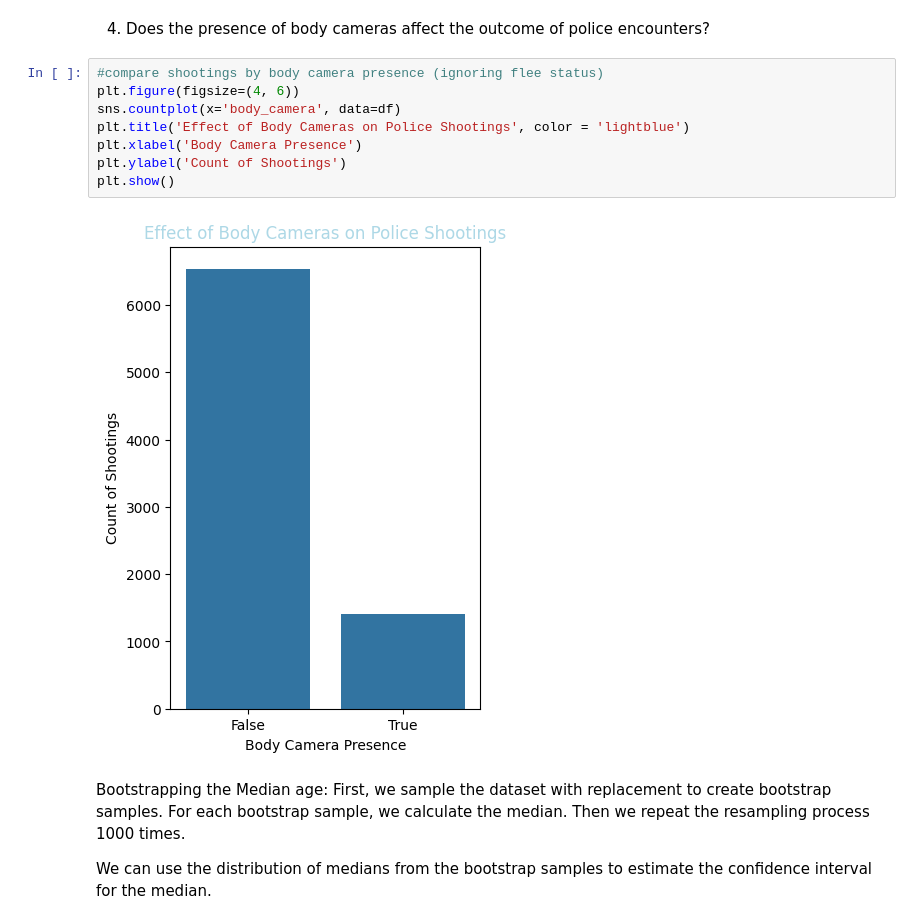
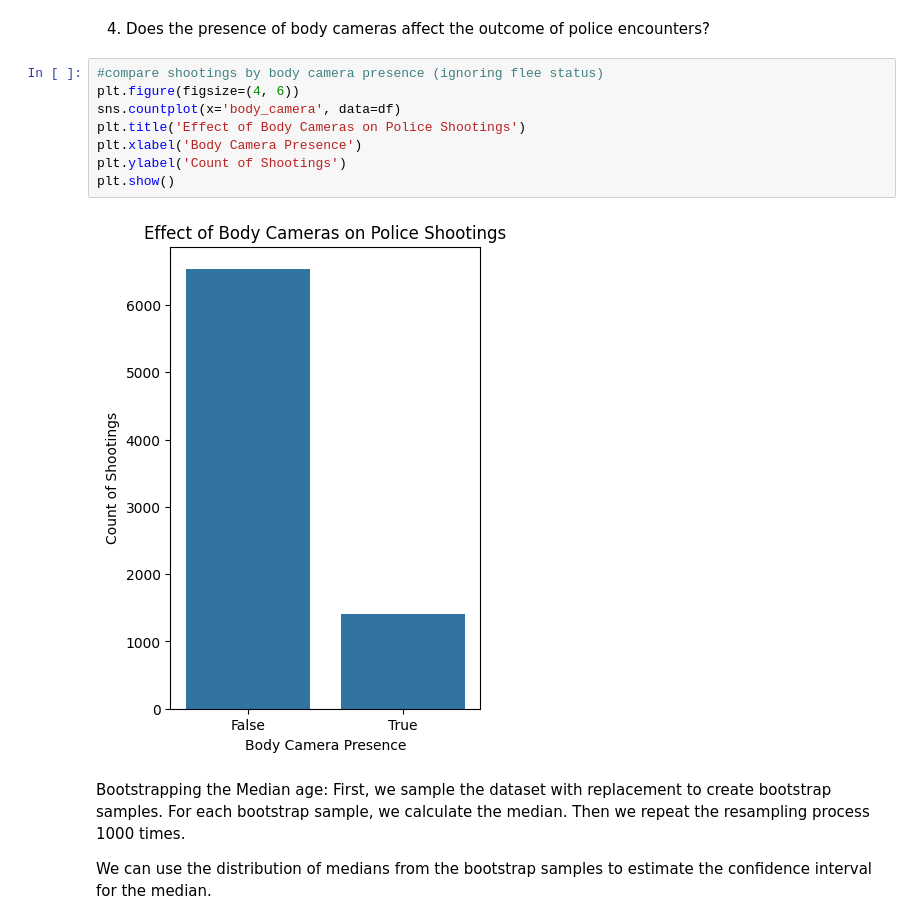
Before and after one commit to ZeeMurphy/Assignment11, a Jupyter notebook: Porject1_201April10.ipynb, the cells around one changed output. Drawn from its saved outputs; the diff is of its cells as text.

```diff
--- a/Porject1_201April10.ipynb
+++ b/Porject1_201April10.ipynb
@@ -265,13 +263,13 @@ plt.show()
 # %%
 #compare shootings by body camera presence (ignoring flee status)
 plt.figure(figsize=(4, 6))
 sns.countplot(x='body_camera', data=df)
-plt.title('Effect of Body Cameras on Police Shootings', color = 'lightblue')
+plt.title('Effect of Body Cameras on Police Shootings')
 plt.xlabel('Body Camera Presence')
 plt.ylabel('Count of Shootings')
 plt.show()
 # %% [output]
-[figure, old version]
+[figure, new version]
 # %% [markdown]
 Bootstrapping the Median age:
 First, we sample the dataset with replacement to create bootstrap samples.
```
Also changed, not shown: parts of 8 cells of this notebook.
